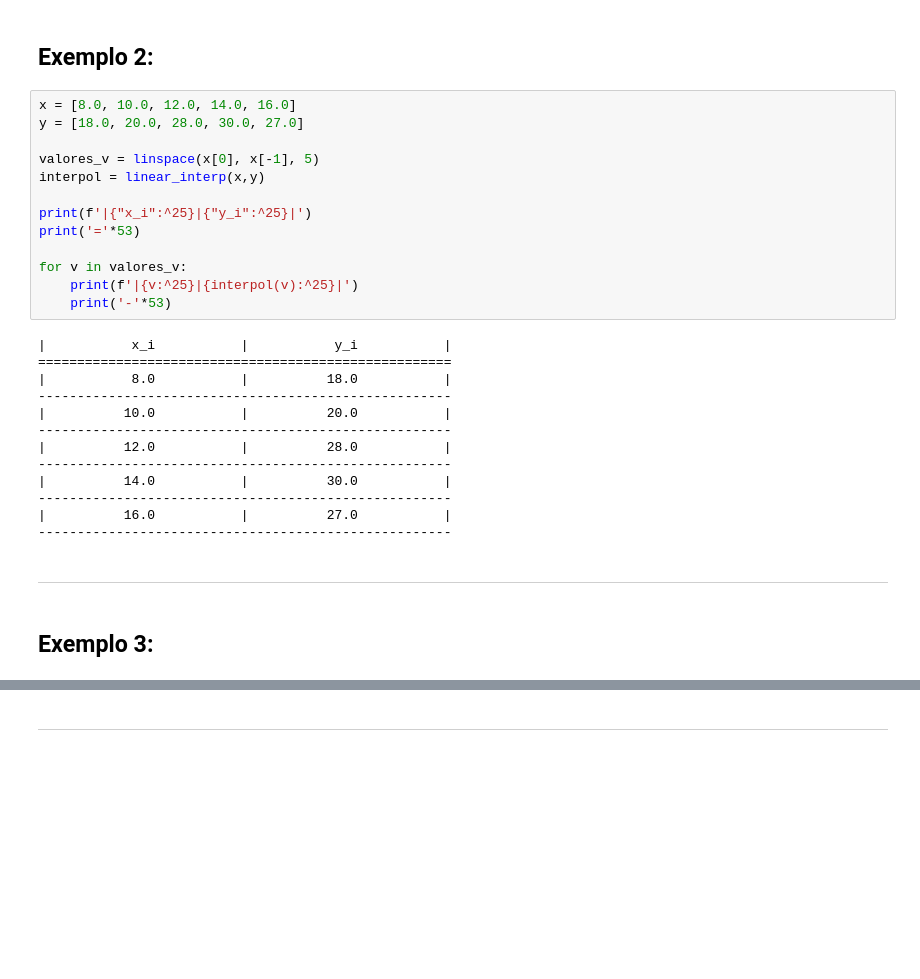
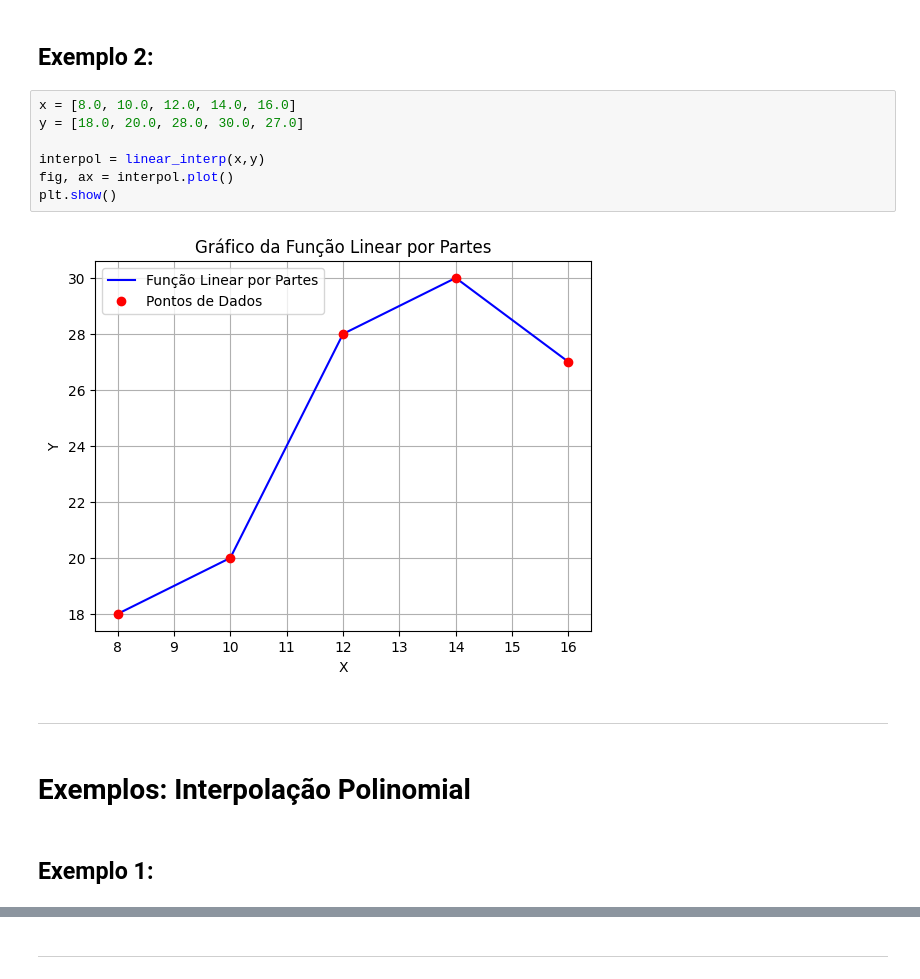
Before and after one commit to CB2325NumericaG6/CB2325NumericaG6, a Jupyter notebook: exemplos_jupyter/interpolacao.ipynb, the cells around one changed output, grey strips where cells are left out. Drawn from its saved outputs; the diff is of its cells as text; blank space fills up the shorter version.

Commit message:
Implementação da segunda versão dos Notebooks de exemplo

```diff
--- a/exemplos_jupyter/interpolacao.ipynb
+++ b/exemplos_jupyter/interpolacao.ipynb
@@ -94,31 +1025,16 @@ for v in valores_v:
 # %%
 x = [8.0, 10.0, 12.0, 14.0, 16.0]
 y = [18.0, 20.0, 28.0, 30.0, 27.0]
 
-valores_v = linspace(x[0], x[-1], 5)
 interpol = linear_interp(x,y)
-
-print(f'|{"x_i":^25}|{"y_i":^25}|')
-print('='*53)
-
-for v in valores_v:
-    print(f'|{v:^25}|{interpol(v):^25}|')
-    print('-'*53)
+fig, ax = interpol.plot()
+plt.show()
 # %% [output]
-|           x_i           |           y_i           |
-=====================================================
-|           8.0           |          18.0           |
------------------------------------------------------
-|          10.0           |          20.0           |
------------------------------------------------------
-|          12.0           |          28.0           |
------------------------------------------------------
-|          14.0           |          30.0           |
------------------------------------------------------
-|          16.0           |          27.0           |
------------------------------------------------------
+[figure, added]
 # %% [markdown]
 ---
+# %% [markdown]
+# __Exemplos: Interpolação Polinomial__
 # %% [markdown]
-## Exemplo 3:
+## Exemplo 1:
 # %%
```
Also changed, not shown: parts of 20 cells of this notebook, 5 other files.
